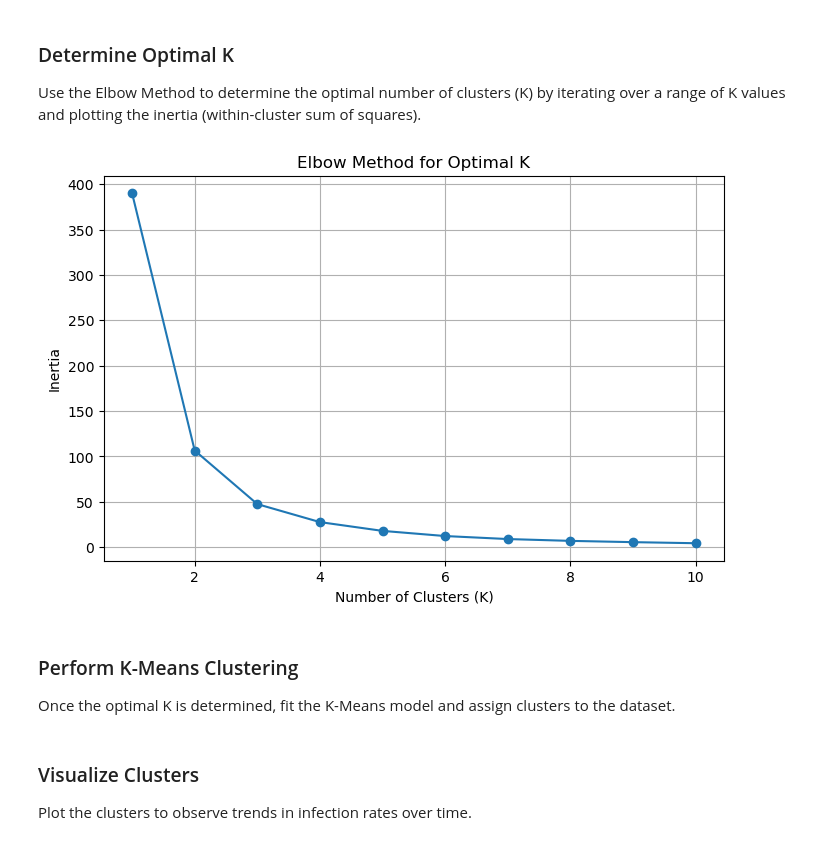
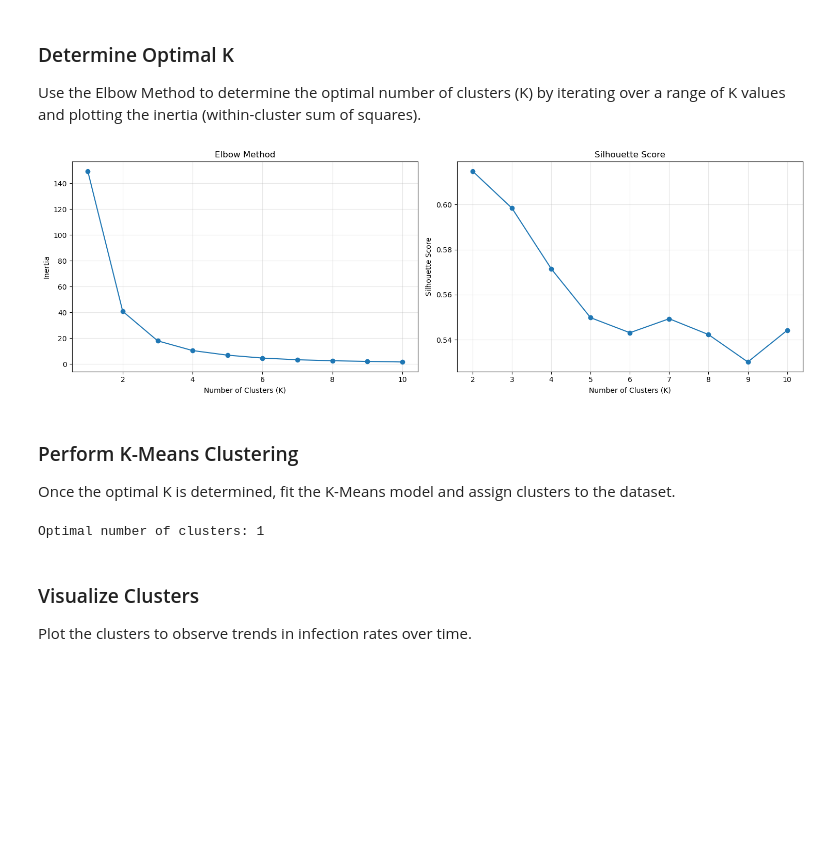
Before and after one commit to CluongUni/torrens-bda601, a Jupyter notebook: Assessment 03/A00117495_BDA601_Assessment3.ipynb, the cells around one changed output. Drawn from its saved outputs; the diff is of its cells as text; code cells hidden in the pictures; blank space fills up the shorter version.

```diff
--- a/Assessment 03/A00117495_BDA601_Assessment3.ipynb
+++ b/Assessment 03/A00117495_BDA601_Assessment3.ipynb
@@ -81,9 +125,12 @@ India: R² = 0.6184
 ### Select the Country with the Highest Variance
 # %%
 # Find the country with the highest R²
-selected_country = max(models, key=lambda x: models[x]['r2'])
+selected_country = max(models, key=lambda x: models[x]['metrics']['r2'])
 selected_model = models[selected_country]['model']
 selected_data = models[selected_country]['data']
+selected_metrics = models[selected_country]['metrics']
 
-print(f"Selected Country: {selected_country}, Highest R² = {models[selected_country]['r2']:.4f}")
+print(f"Selected Country: {selected_country}")
+print(f"Highest R² = {selected_metrics['r2']:.4f}")
+print(f"Cross-validation score = {selected_metrics['cv_score_mean']:.4f}")
 # %% [output]
@@ -115,46 +171,63 @@ Coefficient: 160358.73562629215
 # %% [markdown]
 ### Prepare Data for Clustering
 # %%
-from sklearn.preprocessing import StandardScaler
+from sklearn.preprocessing import RobustScaler, StandardScaler
 
 # Prepare data for the selected country
 clustering_data = selected_data.copy()
 
 # Standardize features (Week, Confirmed Cases)
-scaler = StandardScaler()
+#scaler = StandardScaler()
+scaler = RobustScaler()
 clustering_data[['Week', 'Confirmed']] = scaler.fit_transform(clustering_data[['Week', 'Confirmed']])
 # %% [markdown]
 ### Determine Optimal K
 Use the Elbow Method to determine the optimal number of clusters (K) by iterating over a range of K values and plotting the inertia (within-cluster sum of squares).
 # %%
 from sklearn.cluster import KMeans
+from sklearn.metrics import silhouette_score
 import matplotlib.pyplot as plt
 
 # Elbow Method to find the optimal K
 inertia = []
+silhouette_scores = []
 K_range = range(1, 11)
 
 for k in K_range:
     kmeans = KMeans(n_clusters=k, random_state=42)
-    kmeans.fit(clustering_data[['Week', 'Confirmed']])
+    labels = kmeans.fit_predict(clustering_data[['Week', 'Confirmed']])
     inertia.append(kmeans.inertia_)
+    if k > 1:
+        silhouette_scores.append(silhouette_score(clustering_data[['Week', 'Confirmed']], labels))
+    else:
+        silhouette_scores.append(float('nan'))  # Append NaN for k=1
 
-# Plot the Elbow Curve
-plt.figure(figsize=(8, 5))
-plt.plot(K_range, inertia, marker='o')
-plt.title('Elbow Method for Optimal K')
-plt.xlabel('Number of Clusters (K)')
-plt.ylabel('Inertia')
-plt.grid(True)
+# Plot both metrics
+fig, (ax1, ax2) = plt.subplots(1, 2, figsize=(15, 5))
+
+ax1.plot(K_range, inertia, marker='o')
+ax1.set_title('Elbow Method')
+ax1.set_xlabel('Number of Clusters (K)')
+ax1.set_ylabel('Inertia')
+ax1.grid(True, alpha=0.3)
+
+ax2.plot(K_range, silhouette_scores, marker='o')
+ax2.set_title('Silhouette Score')
+ax2.set_xlabel('Number of Clusters (K)')
+ax2.set_ylabel('Silhouette Score')
+ax2.grid(True, alpha=0.3)
+
+plt.tight_layout()
 plt.show()
 # %% [output]
-[figure, old version]
+[figure, new version]
 # %% [markdown]
 ### Perform K-Means Clustering
 Once the optimal K is determined, fit the K-Means model and assign clusters to the dataset.
 # %%
-# Optimal K (determine this from the Elbow Method)
-optimal_k = 3  # Replace with the chosen K
+# Choose optimal K based on silhouette score
+optimal_k = K_range[np.argmax(silhouette_scores)]
+print(f"Optimal number of clusters: {optimal_k}")
 
 # Fit K-Means clustering
 kmeans = KMeans(n_clusters=optimal_k, random_state=42)
@@ -162,6 +235,8 @@ clustering_data['Cluster'] = kmeans.fit_predict(clustering_data[['Week', 'Confir
 
 # Add cluster centers for visualization
 cluster_centers = scaler.inverse_transform(kmeans.cluster_centers_)
+# %% [output]
+Optimal number of clusters: 1
 # %% [markdown]
 ### Visualize Clusters
 Plot the clusters to observe trends in infection rates over time.
```
Also changed, not shown: parts of 14 cells of this notebook.
